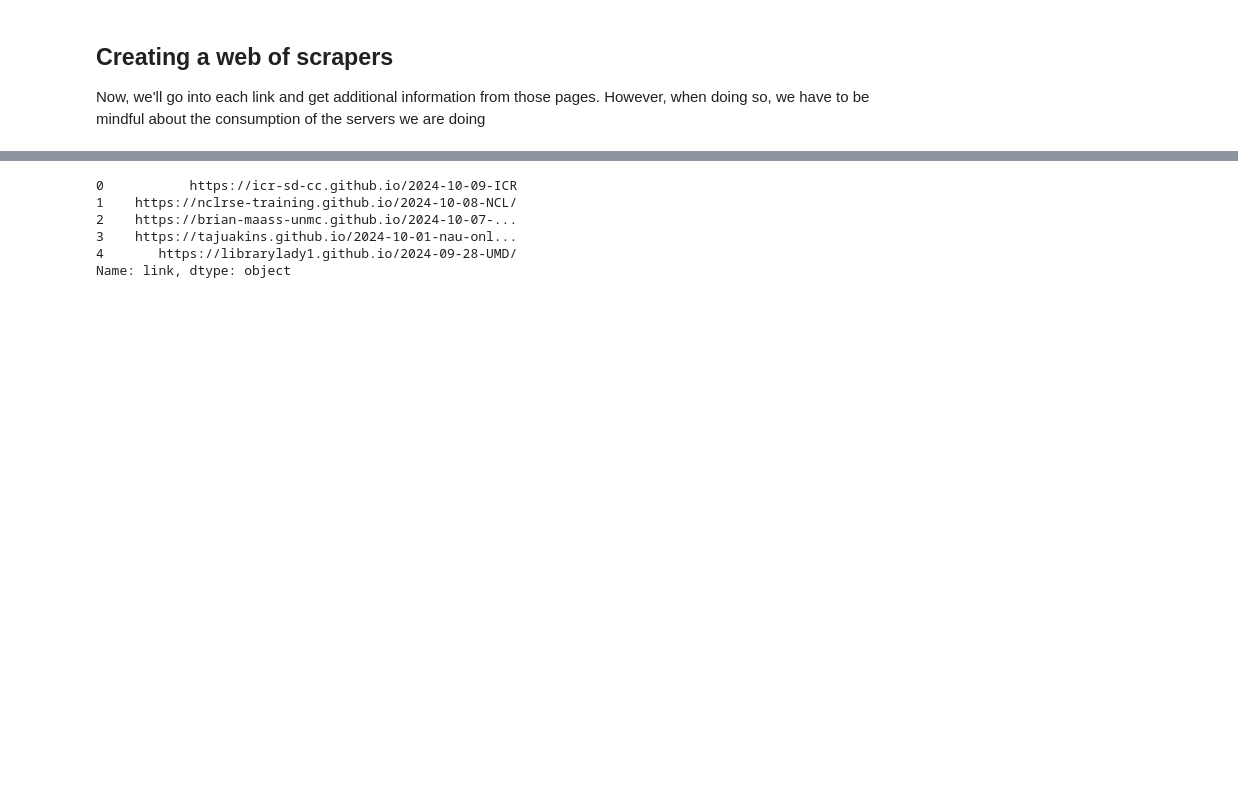
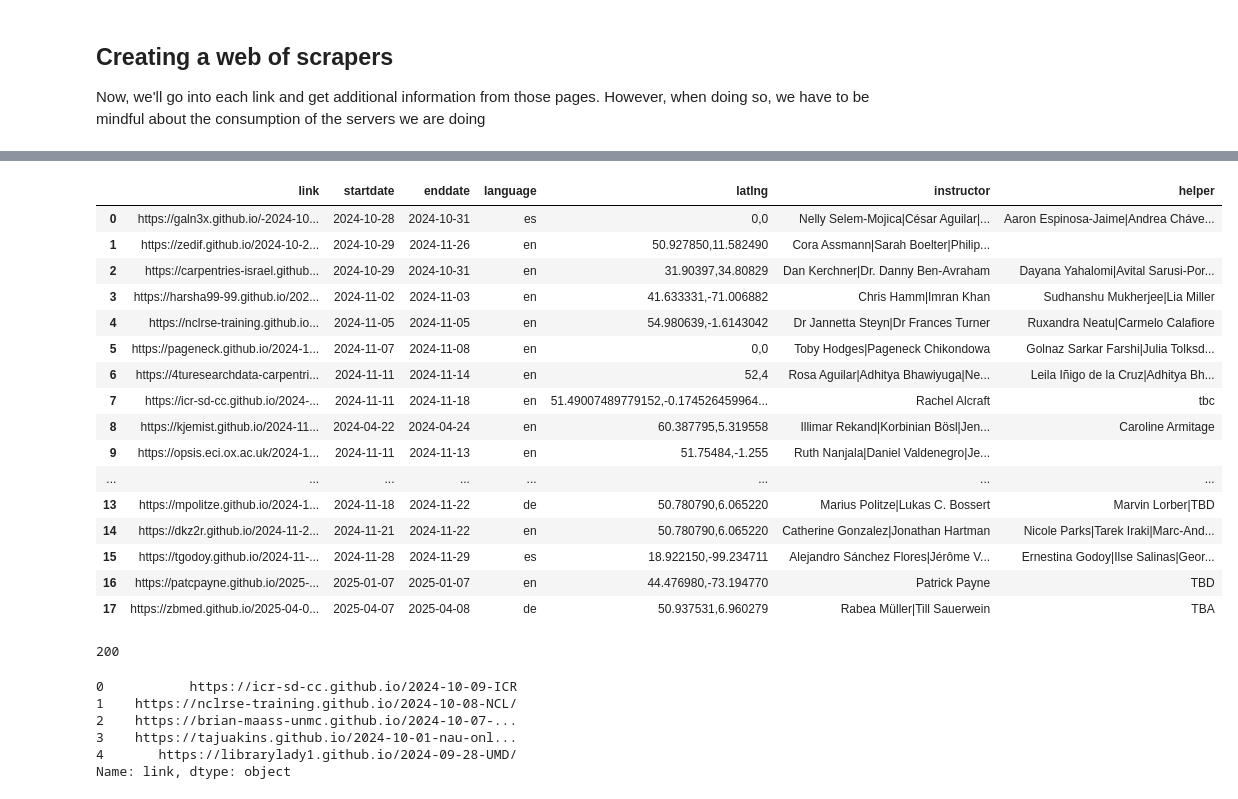
Before and after one commit to josenino95/web-scraping-python, a Jupyter notebook: notebooks/ep1.ipynb, the cells around one changed output, grey strips where cells are left out. Cells and saved outputs as stored; diff of their text form; code cells hidden in the pictures; blank space fills up the shorter version.

```diff
--- a/notebooks/ep1.ipynb
+++ b/notebooks/ep1.ipynb
@@ -339,4 +319,4 @@ for row in workshops_table.find_all('tr'):
 	dict_w['date'] = third_cell.get_text(strip=True)
 	list_of_workshops.append(dict_w)
 
-result_df = pd.DataFrame(list_of_workshops)
+upcomingworkshops_df = pd.DataFrame(list_of_workshops)
@@ -466,0 +436,41 @@ Now, we'll go into each link and get additional information from those pages. Ho
+# %%
+# List of URLs in our dataframe
+urls = list(upcomingworkshops_df.loc[:, 'link'])
+
+# Start an empty list to store the different dictionaries with our data
+list_of_workshops = []
+
+# Start a loop over each URL
+for item in tqdm(urls):
+    try:
+        # Get the HTML and parse it
+        print(item)
+        req = requests.get(item).text
+        cleaned_req = re.sub(r'\s*\n\s*', '', req).strip()
+        soup = BeautifulSoup(cleaned_req, 'html.parser')
+
+        # Start an empty dictionary and fill it with the URL, which
+        # is our identifier with our other dataframe
+        dict_w = {}
+        dict_w['link'] = item
+
+        # Use the find function to search for the <meta> tag that
+        # has each specific name attribute and get the value in the
+        # content attribute
+        dict_w['startdate'] = soup.find('meta', attrs ={'name': 'startdate'})['contents']
+        dict_w['enddate'] = soup.find('meta', attrs ={'name': 'enddate'})['content']
+        dict_w['language'] = soup.find('meta', attrs ={'name': 'language'})['content']
+        dict_w['latlng'] = soup.find('meta', attrs ={'name': 'latlng'})['content']
+        dict_w['instructor'] = soup.find('meta', attrs ={'name': 'instructor'})['content']
+        dict_w['helper'] = soup.find('meta', attrs ={'name': 'helper'})['content']
+
+        # Append to our list
+        list_of_workshops.append(dict_w)
+
+        # Be respectful, wait at least 3 seconds before a new request
+        sleep(3)
+    except:
+        print("Error in ", item)
+
+
+extradata_upcoming_df = pd.DataFrame(list_of_workshops)
@@ -467,3 +518,28 @@ Now, we'll go into each link and get additional information from those pages. Ho
+# %%
+extradata_upcoming_df
+# %% [output]
+|  | link | startdate | enddate | language | latlng | instructor | helper |
+| 0 | https://galn3x.github.io/-2024-10... | 2024-10-28 | 2024-10-31 | es | 0,0 | Nelly Selem-Mojica|César Aguilar|... | Aaron Espinosa-Jaime|Andrea Cháve... |
+| 1 | https://zedif.github.io/2024-10-2... | 2024-10-29 | 2024-11-26 | en | 50.927850,11.582490 | Cora Assmann|Sarah Boelter|Philip... |  |
+| 2 | https://carpentries-israel.github... | 2024-10-29 | 2024-10-31 | en | 31.90397,34.80829 | Dan Kerchner|Dr. Danny Ben-Avraham | Dayana Yahalomi|Avital Sarusi-Por... |
+| 3 | https://harsha99-99.github.io/202... | 2024-11-02 | 2024-11-03 | en | 41.633331,-71.006882 | Chris Hamm|Imran Khan | Sudhanshu Mukherjee|Lia Miller |
+| 4 | https://nclrse-training.github.io... | 2024-11-05 | 2024-11-05 | en | 54.980639,-1.6143042 | Dr Jannetta Steyn|Dr Frances Turner | Ruxandra Neatu|Carmelo Calafiore |
+| 5 | https://pageneck.github.io/2024-1... | 2024-11-07 | 2024-11-08 | en | 0,0 | Toby Hodges|Pageneck Chikondowa | Golnaz Sarkar Farshi|Julia Tolksd... |
+| 6 | https://4turesearchdata-carpentri... | 2024-11-11 | 2024-11-14 | en | 52,4 | Rosa Aguilar|Adhitya Bhawiyuga|Ne... | Leila Iñigo de la Cruz|Adhitya Bh... |
+| 7 | https://icr-sd-cc.github.io/2024-... | 2024-11-11 | 2024-11-18 | en | 51.49007489779152,-0.174526459964... | Rachel Alcraft | tbc |
+| 8 | https://kjemist.github.io/2024-11... | 2024-04-22 | 2024-04-24 | en | 60.387795,5.319558 | Illimar Rekand|Korbinian Bösl|Jen... | Caroline Armitage |
+| 9 | https://opsis.eci.ox.ac.uk/2024-1... | 2024-11-11 | 2024-11-13 | en | 51.75484,-1.255 | Ruth Nanjala|Daniel Valdenegro|Je... |  |
+| ... | ... | ... | ... | ... | ... | ... | ... |
+| 13 | https://mpolitze.github.io/2024-1... | 2024-11-18 | 2024-11-22 | de | 50.780790,6.065220 | Marius Politze|Lukas C. Bossert | Marvin Lorber|TBD |
+| 14 | https://dkz2r.github.io/2024-11-2... | 2024-11-21 | 2024-11-22 | en | 50.780790,6.065220 | Catherine Gonzalez|Jonathan Hartman | Nicole Parks|Tarek Iraki|Marc-And... |
+| 15 | https://tgodoy.github.io/2024-11-... | 2024-11-28 | 2024-11-29 | es | 18.922150,-99.234711 | Alejandro Sánchez Flores|Jérôme V... | Ernestina Godoy|Ilse Salinas|Geor... |
+| 16 | https://patcpayne.github.io/2025-... | 2025-01-07 | 2025-01-07 | en | 44.476980,-73.194770 | Patrick Payne | TBD |
+| 17 | https://zbmed.github.io/2025-04-0... | 2025-04-07 | 2025-04-08 | de | 50.937531,6.960279 | Rabea Müller|Till Sauerwein | TBA |
+# %%
+req = requests.get("https://nclrse-training.github.io/2024-11-05-NCL/")
+print(req.status_code)
+# %% [output]
+200
 # %%
 first_5_websites = df_past_workshops['link'].head(5)
 first_5_websites
```
Also changed, not shown: parts of 20 cells of this notebook, 1 other file.
